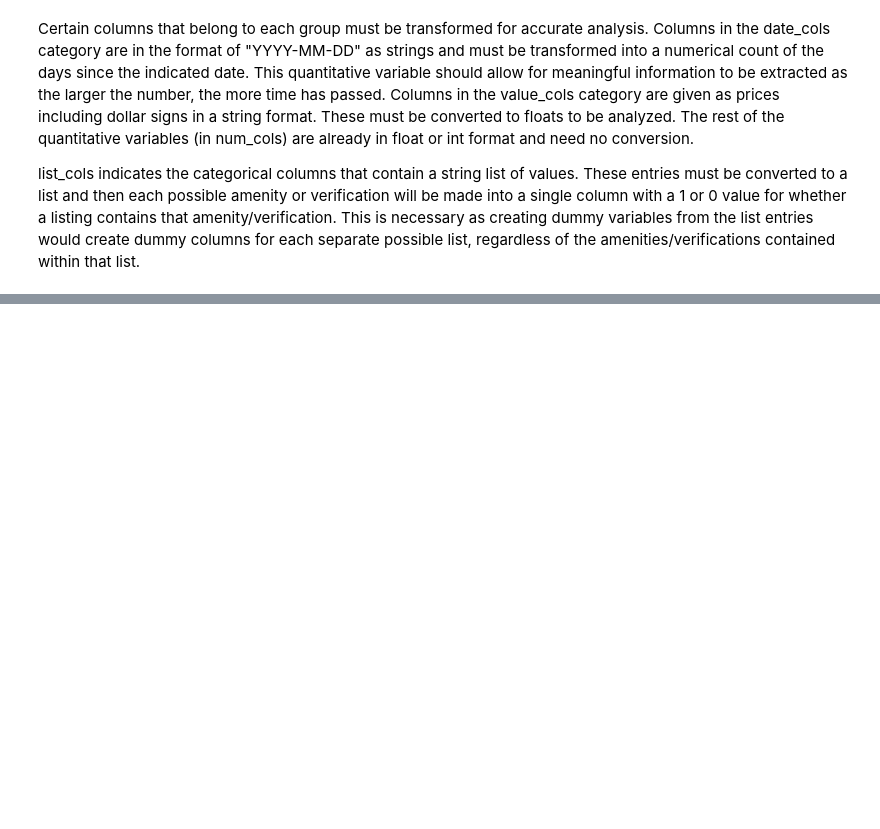
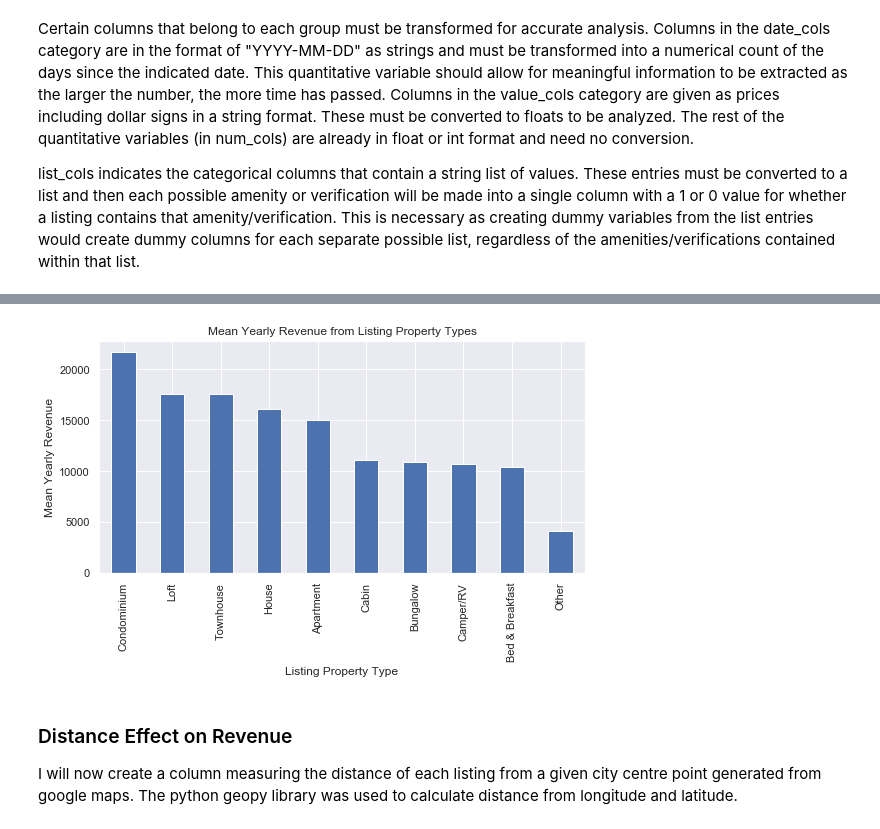
Before and after one commit to justinh523/BlogPostProject, a Jupyter notebook: Project_master.ipynb, the cells around one changed output, grey strips where cells are left out. Cells and saved outputs as stored; diff of their text form; code cells hidden in the pictures; blank space fills up the shorter version.

```diff
--- a/Project_master.ipynb
+++ b/Project_master.ipynb
@@ -393,0 +302,20 @@ viable
+# %%
+non_viable = []
+for i in list_df['property_type'].value_counts().index:
+    if list_df['property_type'].value_counts()[i] < 10:
+        non_viable.append(i)
+
+viable_rev_sorted = rev_sorted.drop(non_viable)
+# %%
+viable_rev_sorted.plot(kind='bar', legend=None)
+sns.set(rc={'figure.figsize':(8.7,4.27)})
+plt.title('Mean Yearly Revenue from Listing Property Types')
+plt.xlabel('Listing Property Type')
+plt.ylabel('Mean Yearly Revenue')
+plt.show()
+# %% [output]
+[figure, added]
+# %% [markdown]
+### Distance Effect on Revenue
+
+I will now create a column measuring the distance of each listing from a given city centre point generated from google maps. The python geopy library was used to calculate distance from longitude and latitude.
```
Also changed, not shown: parts of 45 cells of this notebook, 1 other file.
